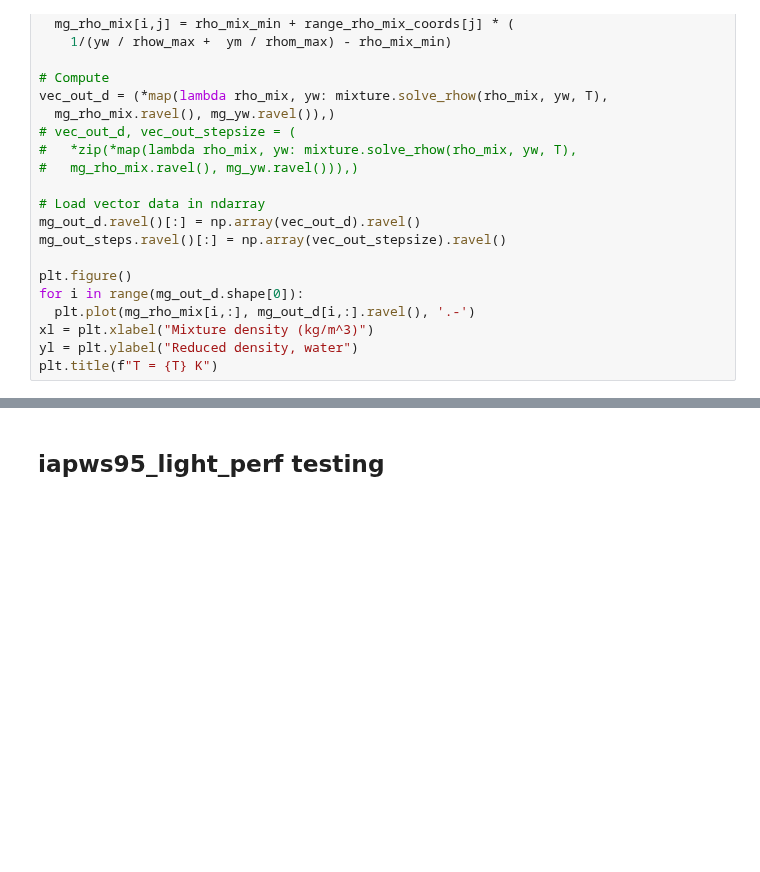
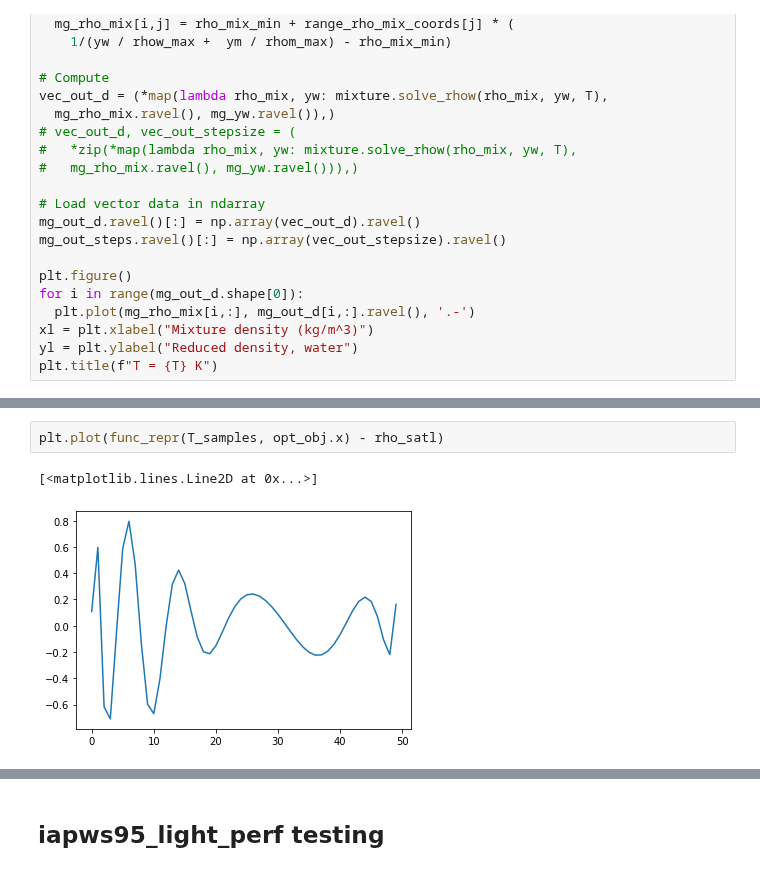
Before and after one commit to fredriclam/iapws95_light, a Jupyter notebook: water_tester.ipynb, the cells around one changed output, grey strips where cells are left out. Drawn from its saved outputs; the diff is of its cells as text; blank space fills up the shorter version.

```diff
--- a/water_tester.ipynb
+++ b/water_tester.ipynb
@@ -410,0 +480,5 @@ plt.title(f"T = {T} K")
+# %%
+plt.plot(func_repr(T_samples, opt_obj.x) - rho_satl)
+# %% [output]
+[<matplotlib.lines.Line2D at 0x...>]
+[figure, added]
```
Also changed, not shown: parts of 38 cells of this notebook, 1 other file.
